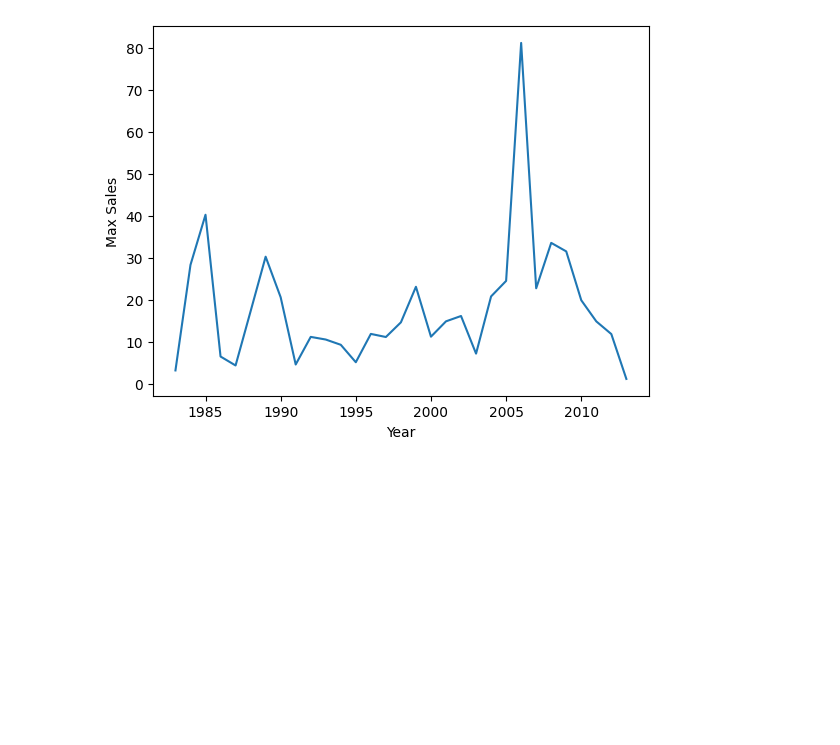
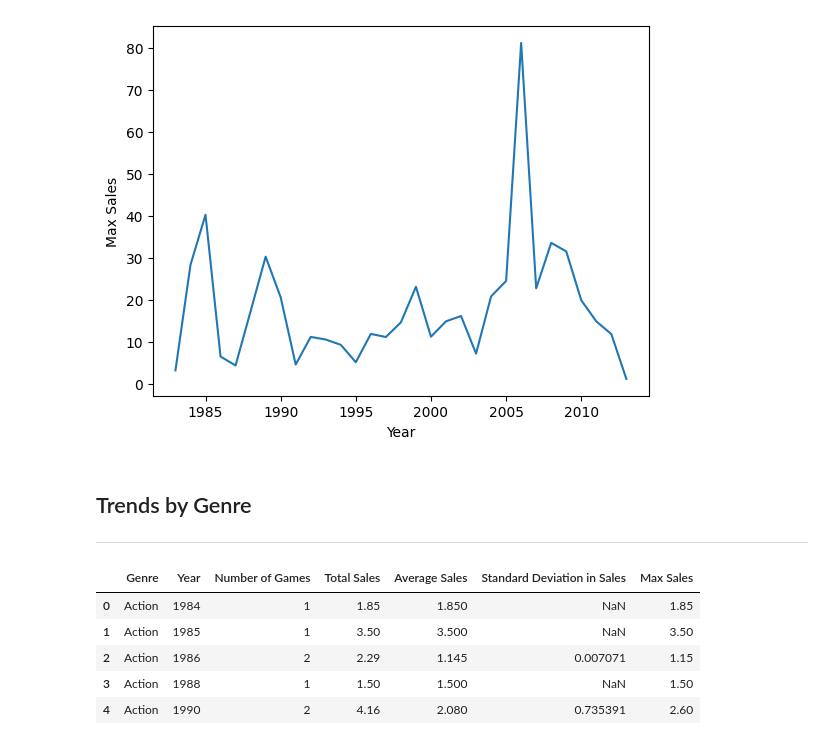
Before and after one commit to lohzhishen/Global-Gaming-Insights, a Jupyter notebook: Global Trend Analysis.ipynb, the cells around one changed output. Cells and saved outputs as stored; diff of their text form; code cells hidden in the pictures; blank space fills up the shorter version.

Commit message:
Added global trend by genre

```diff
--- a/Global Trend Analysis.ipynb
+++ b/Global Trend Analysis.ipynb
@@ -26,14 +34,15 @@ df.head()
 # %%
-def to_global(df):
-    groupby = df.groupby(["Year"])
+def transform(df, groupby_cols):
+    groupby = df.groupby(groupby_cols)
     num_games = groupby['Game Title'].count()
     total_sales = groupby['Global'].sum()
     average_sales = groupby['Global'].mean()
     std_sales = groupby['Global'].std()
     max_sales = groupby['Global'].max()
-    df_global = pd.DataFrame({'Number of Games': num_games, 'Total Sales': total_sales, 'Average Sales': average_sales, "Standard Deviation in Sales": std_sales, 'Max Sales': max_sales})
-    df_global = df_global.reset_index()
-    return df_global
+    df_ = pd.DataFrame({'Number of Games': num_games, 'Total Sales': total_sales, 'Average Sales': average_sales, "Standard Deviation in Sales": std_sales, 'Max Sales': max_sales})
+    df_ = df_.reset_index()
+    return df_
+to_global = partial(transform, groupby_cols=['Year'])
 
 df_global = to_global(df)
 df_global.head()
@@ -99,3 +108,18 @@ sb.lineplot(df_global, x='Year', y='Max Sales')
 # %% [output]
 <Axes: xlabel='Year', ylabel='Max Sales'>
 [figure]
+# %% [markdown]
+## Trends by Genre
+
+---
+# %%
+by_genre = partial(transform, groupby_cols=['Genre', 'Year'])
+df_genre = by_genre(df)
+df_genre.head()
+# %% [output]
+|  | Genre | Year | Number of Games | Total Sales | Average Sales | Standard Deviation in Sales | Max Sales |
+| 0 | Action | 1984 | 1 | 1.85 | 1.850 | NaN | 1.85 |
+| 1 | Action | 1985 | 1 | 3.50 | 3.500 | NaN | 3.50 |
+| 2 | Action | 1986 | 2 | 2.29 | 1.145 | 0.007071 | 1.15 |
+| 3 | Action | 1988 | 1 | 1.50 | 1.500 | NaN | 1.50 |
+| 4 | Action | 1990 | 2 | 4.16 | 2.080 | 0.735391 | 2.60 |
```
Also changed, not shown: parts of 8 cells of this notebook.
